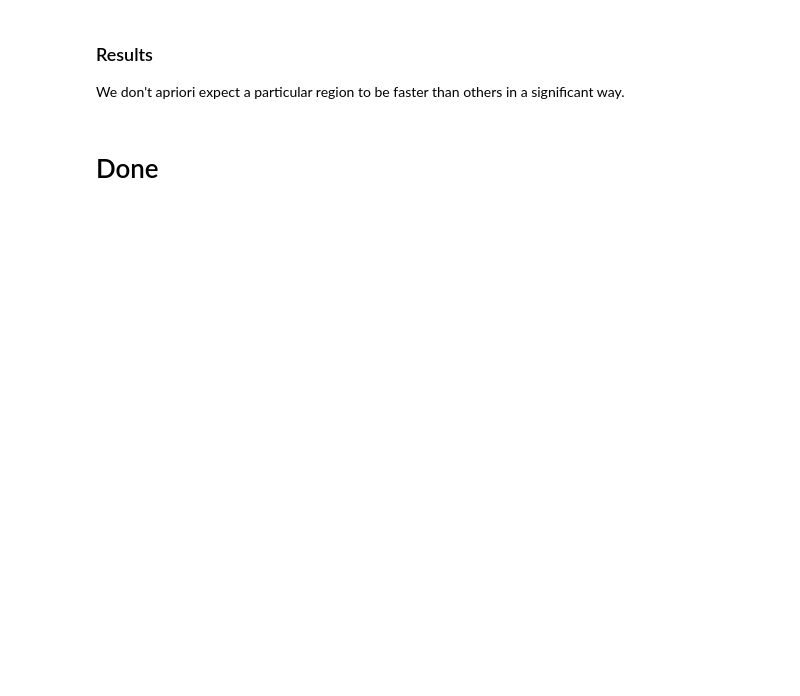
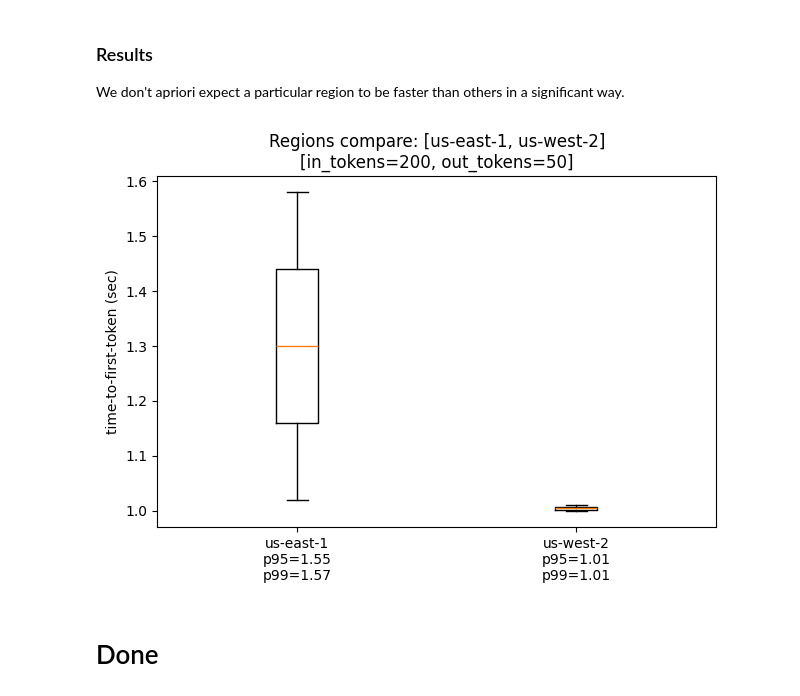
Before and after one commit to gilinachum/bedrock-latency, a Jupyter notebook: bedrock-latency-benchmark.ipynb, the cells around one changed output. Cells and saved outputs as stored; diff of their text form; code cells hidden in the pictures; blank space fills up the shorter version.

```diff
--- a/bedrock-latency-benchmark.ipynb
+++ b/bedrock-latency-benchmark.ipynb
@@ -131,7 +184,7 @@ region_compare_scenarios = [
                 'in_tokens'  : 200,
                 'out_tokens' : 50,
                 'region'     : 'us-east-1', # <---- changed
-                'stream' : True,
+                'stream' : False,
                 'name' : f'us-east-1',
             },
             {
@@ -139,17 +192,17 @@ region_compare_scenarios = [
                 'in_tokens' : 200,
                 'out_tokens' : 50,
                 'region'     : 'us-west-2', # <---- changed
-                'stream' : True,
+                'stream' : False,
                 'name' : f'us-west-2',
-            },
-            {
-                'model_id'    : 'anthropic.claude-instant-v1',
-                'in_tokens' : 200,
-                'out_tokens' : 50,
-                'region'     : 'eu-central-1', # <---- changed
-                'stream' : True,
-                'name' : f'eu-central-1',
-            },
+            }
+            # {
+            #     'model_id'    : 'anthropic.claude-instant-v1',
+            #     'in_tokens' : 200,
+            #     'out_tokens' : 50,
+            #     'region'     : 'eu-central-1', # <---- changed
+            #     'stream' : True,
+            #     'name' : f'eu-central-1',
+            # },
 ]
 
 scenario_config = {
@@ -162,10 +230,18 @@ scenarios = execute_benchmark(region_compare_scenarios, scenario_config, early_b
 ### Results
 We don't apriori expect a particular region to be faster than others in a significant way.
 # %%
+# graph_scenarios_boxplot(
+#     scenarios=scenarios,
+#     title=f"Regions compare: [{scenarios[0]['name']}, {scenarios[1]['name']}, {scenarios[2]['name']}]" +
+#     f"\n[in_tokens={scenarios[0]['in_tokens']}, out_tokens={scenarios[0]['out_tokens']}]"
+# )
+
 graph_scenarios_boxplot(
     scenarios=scenarios,
-    title=f"Regions compare: [{scenarios[0]['name']}, {scenarios[1]['name']}, {scenarios[2]['name']}]" +
+    title=f"Regions compare: [{scenarios[0]['name']}, {scenarios[1]['name']}]" +
     f"\n[in_tokens={scenarios[0]['in_tokens']}, out_tokens={scenarios[0]['out_tokens']}]"
 )
+# %% [output]
+[figure, added]
 # %% [markdown]
 # Done
```
Also changed, not shown: parts of 9 cells of this notebook.
